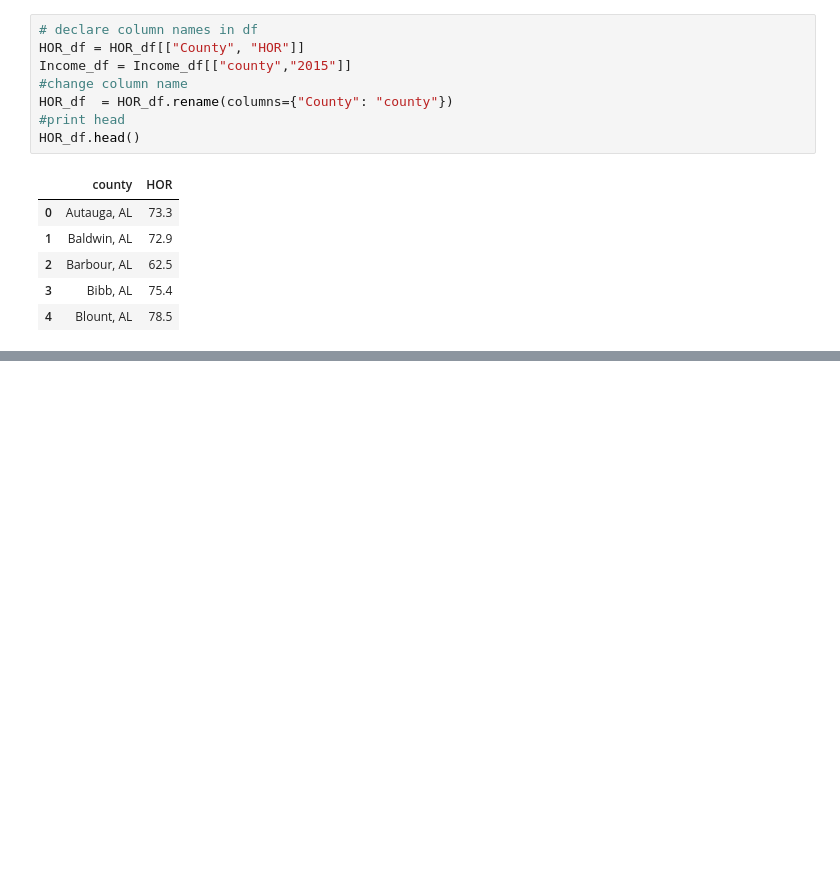
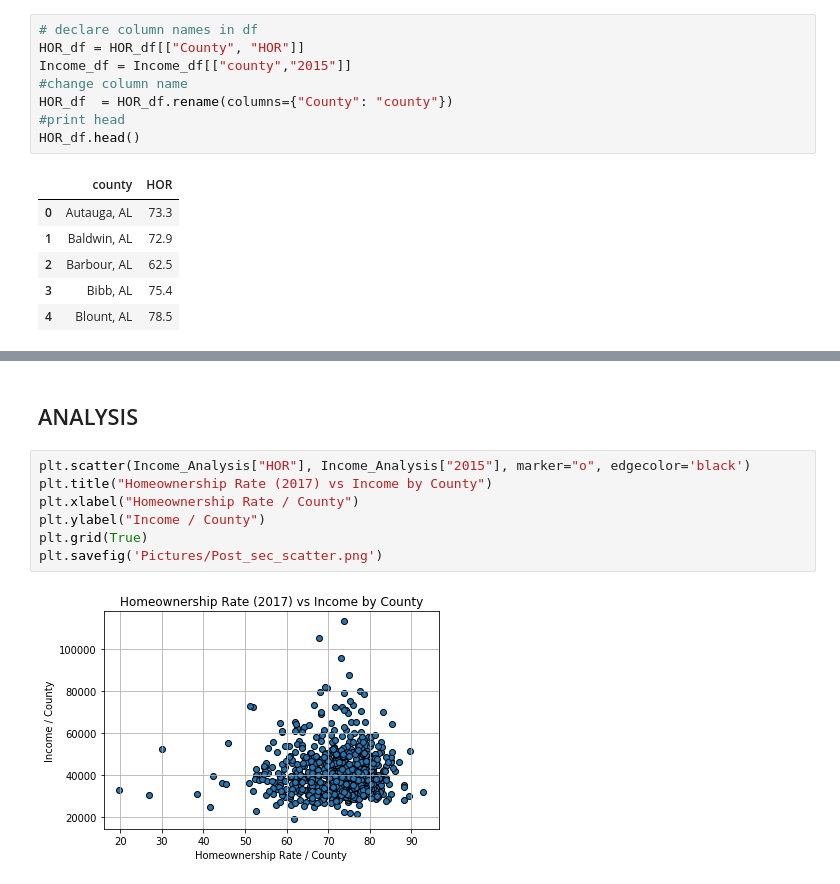
Before and after one commit to natashacrosby/Project_1, a Jupyter notebook: Analysis_HOR_Income.ipynb, the cells around one changed output, grey strips where cells are left out. Drawn from its saved outputs; the diff is of its cells as text; blank space fills up the shorter version.

```diff
--- a/Analysis_HOR_Income.ipynb
+++ b/Analysis_HOR_Income.ipynb
@@ -67,0 +67,11 @@ len(Income_Analysis)
+# %% [markdown]
+## ANALYSIS
+# %%
+plt.scatter(Income_Analysis["HOR"], Income_Analysis["2015"], marker="o", edgecolor='black')
+plt.title("Homeownership Rate (2017) vs Income by County")
+plt.xlabel("Homeownership Rate / County")
+plt.ylabel("Income / County")
+plt.grid(True)
+plt.savefig('Pictures/Post_sec_scatter.png')
+# %% [output]
+[figure, added]
```
Also changed, not shown: parts of 7 cells of this notebook.
